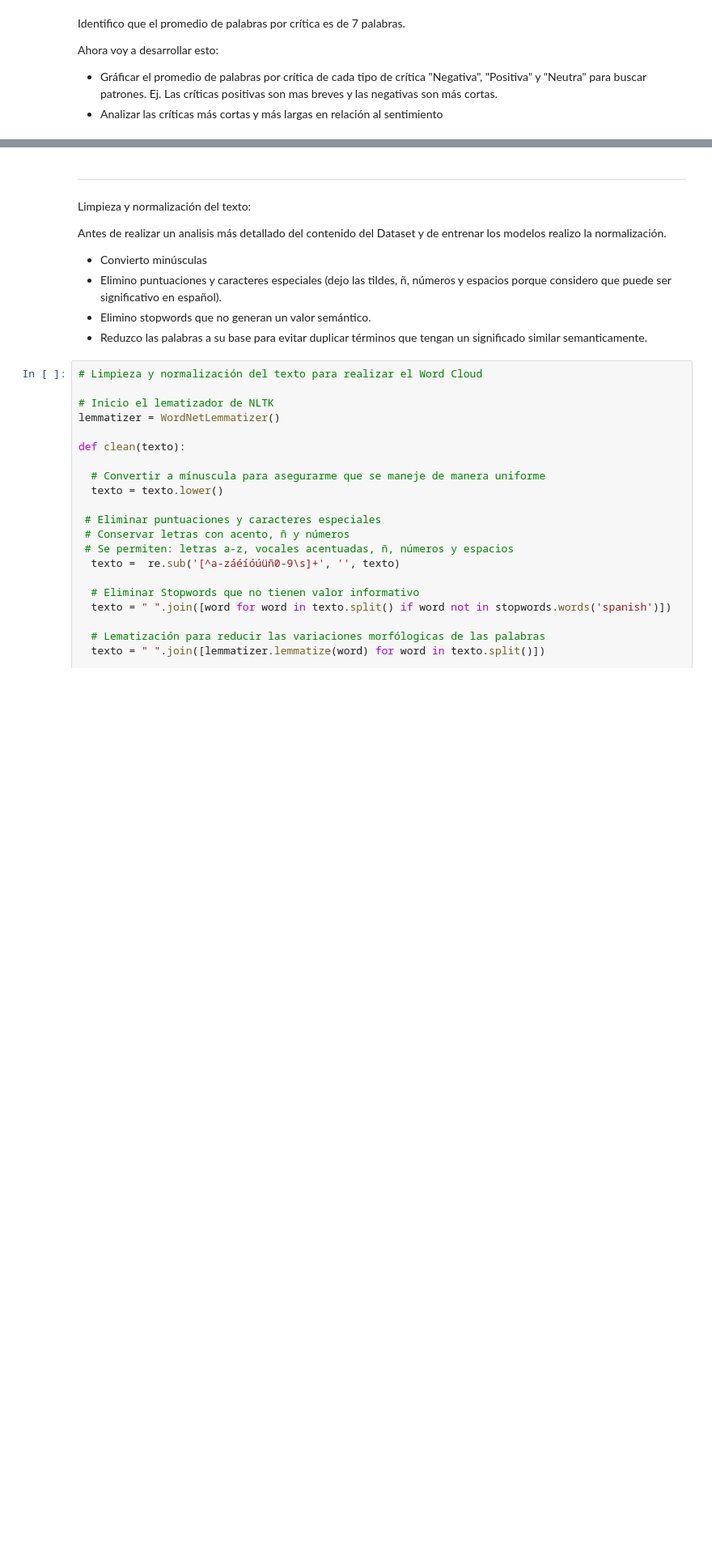
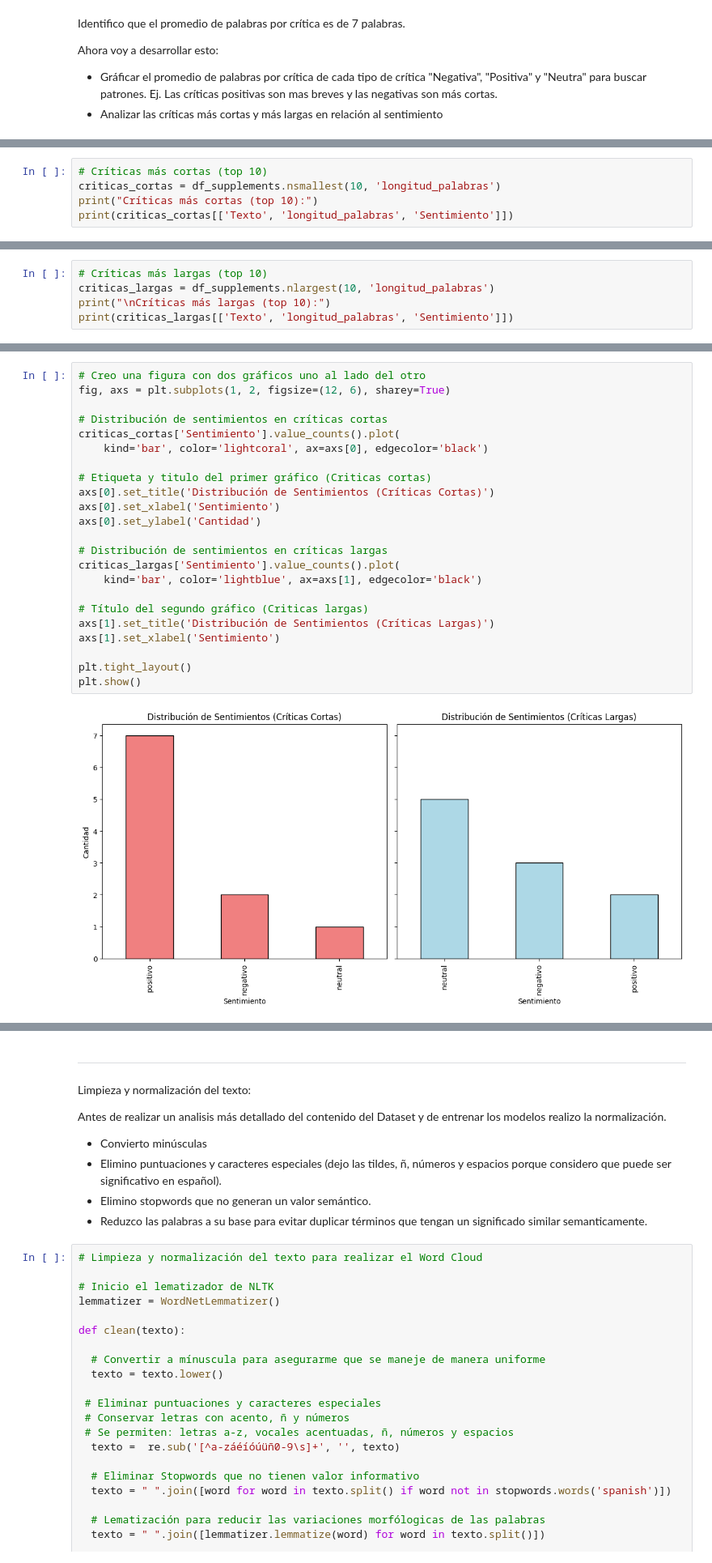
Before and after one commit to Dantelarroy/suplements-chatbot, a Jupyter notebook: Supplements_chatbot.ipynb, the cells around one changed output, grey strips where cells are left out. Shown at 81% size. Saved outputs shown, nothing was run; the diff lists cells and outputs as text; blank space fills up the shorter version.

```diff
--- a/Supplements_chatbot.ipynb
+++ b/Supplements_chatbot.ipynb
@@ -319,0 +320,5 @@ Name: longitud_palabras, dtype: float64
+# %%
+# Críticas más cortas (top 10)
+criticas_cortas = df_supplements.nsmallest(10, 'longitud_palabras')
+print("Críticas más cortas (top 10):")
+print(criticas_cortas[['Texto', 'longitud_palabras', 'Sentimiento']])
@@ -319,0 +338,5 @@ Name: longitud_palabras, dtype: float64
+# %%
+# Críticas más largas (top 10)
+criticas_largas = df_supplements.nlargest(10, 'longitud_palabras')
+print("\nCríticas más largas (top 10):")
+print(criticas_largas[['Texto', 'longitud_palabras', 'Sentimiento']])
@@ -319,0 +356,25 @@ Name: longitud_palabras, dtype: float64
+# %%
+# Creo una figura con dos gráficos uno al lado del otro
+fig, axs = plt.subplots(1, 2, figsize=(12, 6), sharey=True)
+
+# Distribución de sentimientos en críticas cortas
+criticas_cortas['Sentimiento'].value_counts().plot(
+    kind='bar', color='lightcoral', ax=axs[0], edgecolor='black')
+
+# Etiqueta y titulo del primer gráfico (Criticas cortas)
+axs[0].set_title('Distribución de Sentimientos (Críticas Cortas)')
+axs[0].set_xlabel('Sentimiento')
+axs[0].set_ylabel('Cantidad')
+
+# Distribución de sentimientos en críticas largas
+criticas_largas['Sentimiento'].value_counts().plot(
+    kind='bar', color='lightblue', ax=axs[1], edgecolor='black')
+
+# Título del segundo gráfico (Criticas largas)
+axs[1].set_title('Distribución de Sentimientos (Críticas Largas)')
+axs[1].set_xlabel('Sentimiento')
+
+plt.tight_layout()
+plt.show()
+# %% [output]
+[figure, added]
```
Also changed, not shown: parts of 16 cells of this notebook.
